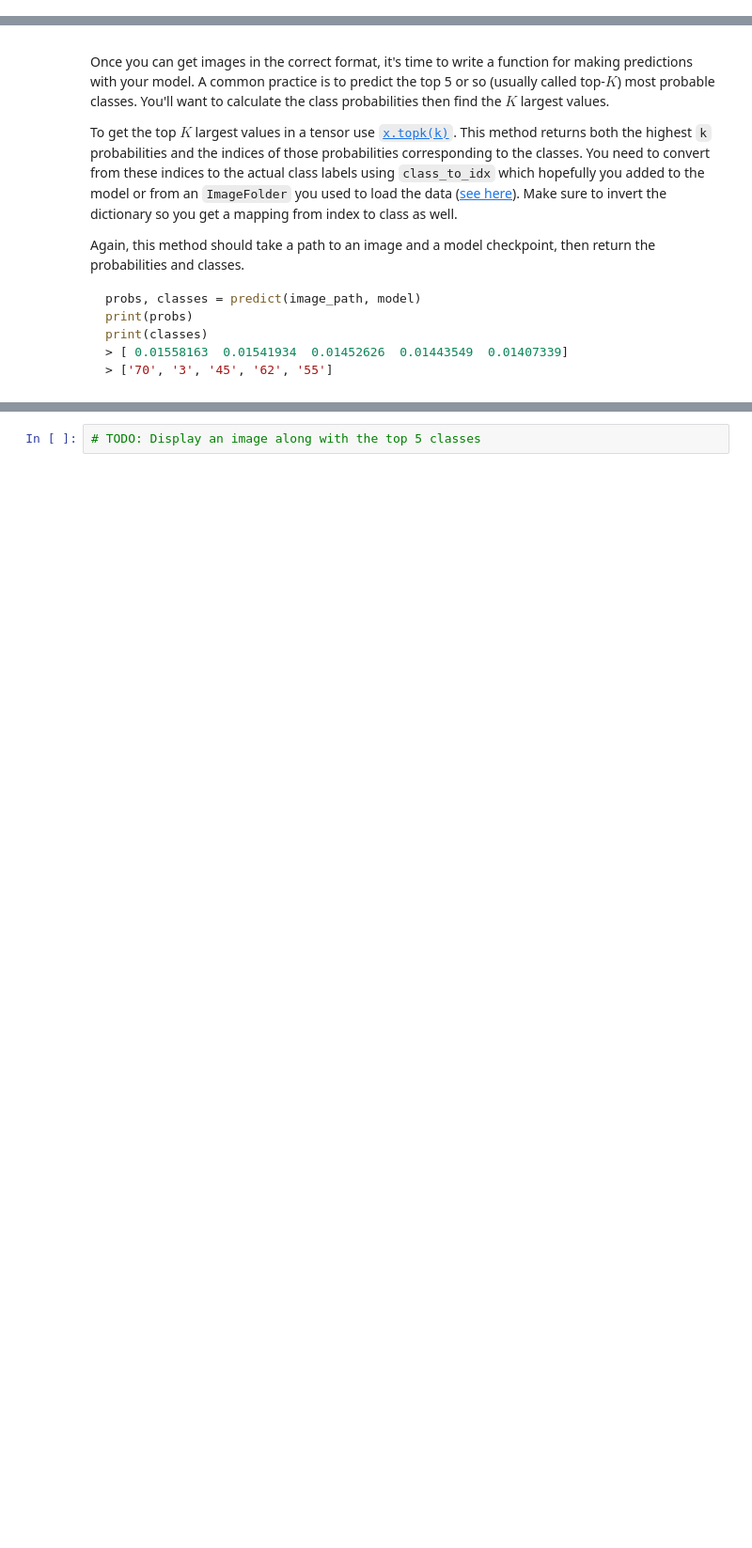
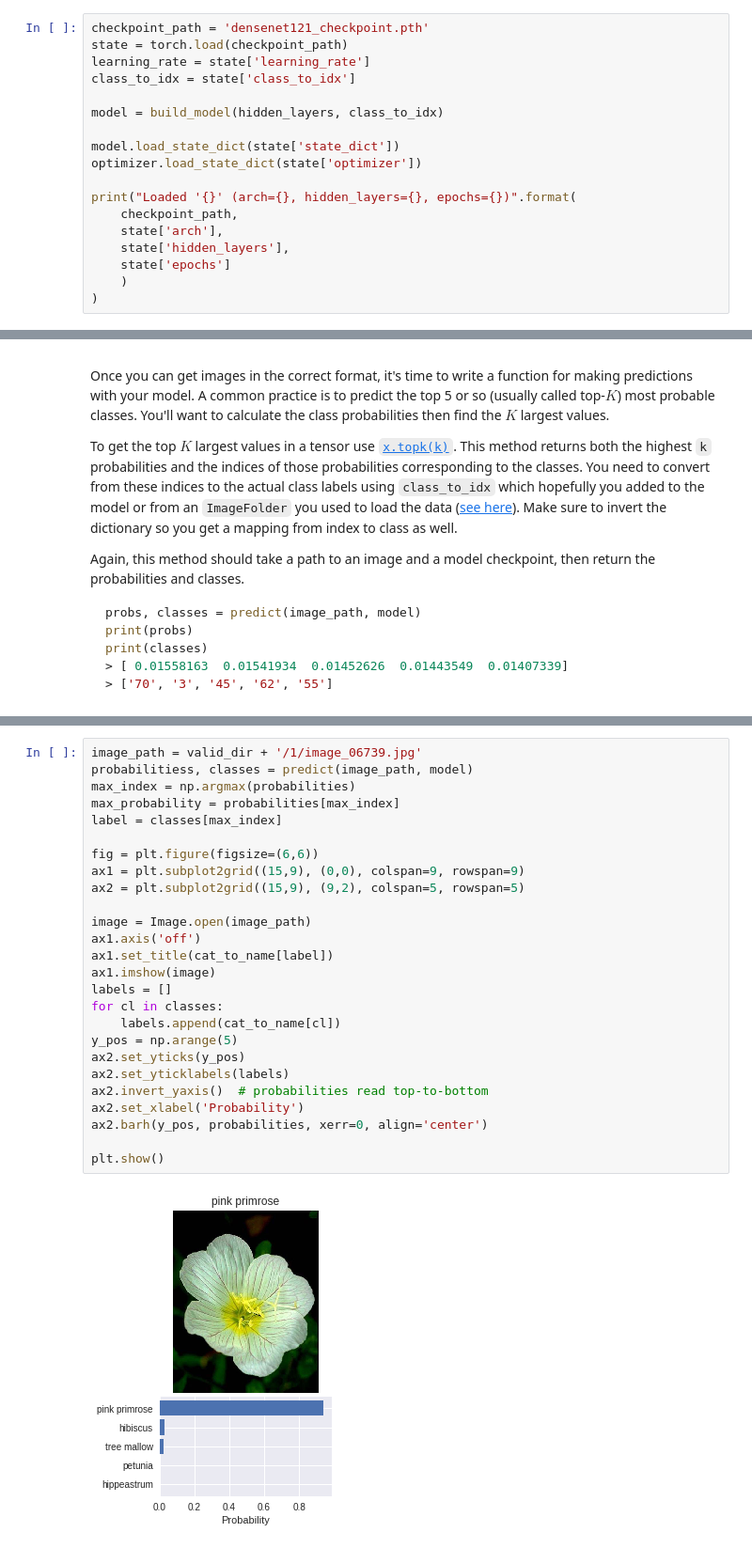
Before and after one commit to gabrielziegler3/pytorch-scholarship-challenge, a Jupyter notebook: Image_Classifier_Project.ipynb, the cells around one changed output, grey strips where cells are left out. Shown: that part at 94% size. Drawn from its saved outputs; the diff is of its cells as text; blank space fills up the shorter version.

Commit message:
Test and sanity check model

```diff
--- a/Image_Classifier_Project.ipynb
+++ b/Image_Classifier_Project.ipynb
@@ -273,0 +316,18 @@ At this point it's good to write a function that can load a checkpoint and rebui
+# %%
+checkpoint_path = 'densenet121_checkpoint.pth'
+state = torch.load(checkpoint_path)
+learning_rate = state['learning_rate']
+class_to_idx = state['class_to_idx']
+
+model = build_model(hidden_layers, class_to_idx)
+
+model.load_state_dict(state['state_dict'])
+optimizer.load_state_dict(state['optimizer'])
+
+print("Loaded '{}' (arch={}, hidden_layers={}, epochs={})".format(
+    checkpoint_path,
+    state['arch'],
+    state['hidden_layers'],
+    state['epochs']
+    )
+)
@@ -357,5 +474,31 @@ Now that you can use a trained model for predictions, check to make sure it make
 <img src='assets/inference_example.png' width=300px>
 
 You can convert from the class integer encoding to actual flower names with the `cat_to_name.json` file (should have been loaded earlier in the notebook). To show a PyTorch tensor as an image, use the `imshow` function defined above.
-# %%
-# TODO: Display an image along with the top 5 classes
+# %%
+image_path = valid_dir + '/1/image_06739.jpg'
+probabilitiess, classes = predict(image_path, model)
+max_index = np.argmax(probabilities)
+max_probability = probabilities[max_index]
+label = classes[max_index]
+
+fig = plt.figure(figsize=(6,6))
+ax1 = plt.subplot2grid((15,9), (0,0), colspan=9, rowspan=9)
+ax2 = plt.subplot2grid((15,9), (9,2), colspan=5, rowspan=5)
+
+image = Image.open(image_path)
+ax1.axis('off')
+ax1.set_title(cat_to_name[label])
+ax1.imshow(image)
+labels = []
+for cl in classes:
+    labels.append(cat_to_name[cl])
+y_pos = np.arange(5)
+ax2.set_yticks(y_pos)
+ax2.set_yticklabels(labels)
+ax2.invert_yaxis()  # probabilities read top-to-bottom
+ax2.set_xlabel('Probability')
+ax2.barh(y_pos, probabilities, xerr=0, align='center')
+
+plt.show()
+# %% [output]
+[figure, added]
```
Also changed, not shown: parts of 22 cells of this notebook.
